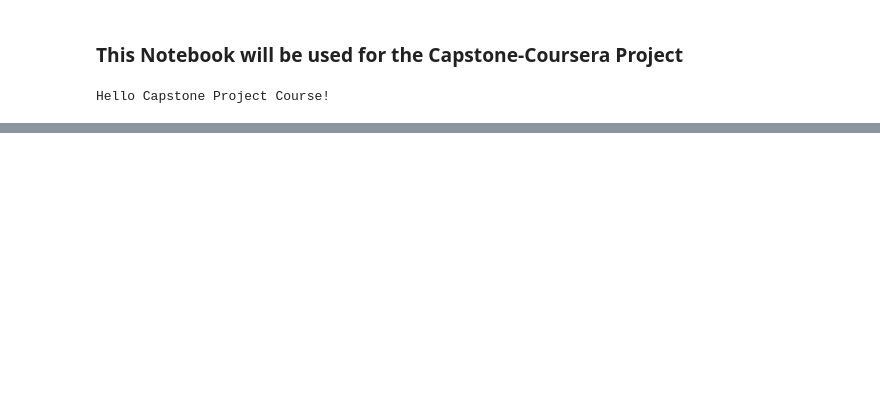
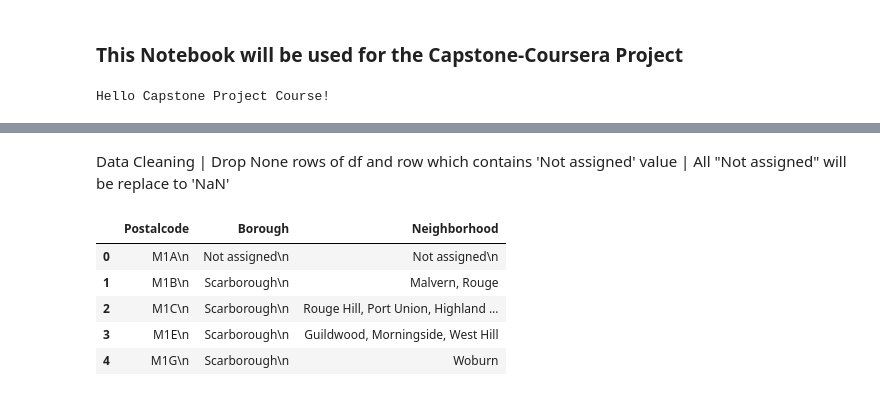
Before and after one commit to ENJ007/Coursera-Capstone, a Jupyter notebook: Capstone Project.ipynb, the cells around one changed output, grey strips where cells are left out. Saved outputs shown, nothing was run; the diff lists cells and outputs as text; code cells hidden in the pictures; blank space fills up the shorter version.

```diff
--- a/Capstone Project.ipynb
+++ b/Capstone Project.ipynb
@@ -9,0 +109,15 @@ Hello Capstone Project Course!
+# %% [markdown]
+Data Cleaning | Drop None rows of df and row which contains 'Not assigned' value | All "Not assigned" will be replace to 'NaN'
+# %%
+df = df.dropna()
+empty = 'Not assigned'
+df = df[(df.Postalcode != empty ) & (df.Borough != empty) & (df.Neighborhood != empty)]
+# %%
+df.head()
+# %% [output]
+|  | Postalcode | Borough | Neighborhood |
+| 0 | M1A\n | Not assigned\n | Not assigned\n |
+| 1 | M1B\n | Scarborough\n | Malvern, Rouge |
+| 2 | M1C\n | Scarborough\n | Rouge Hill, Port Union, Highland ... |
+| 3 | M1E\n | Scarborough\n | Guildwood, Morningside, West Hill |
+| 4 | M1G\n | Scarborough\n | Woburn |
```
Also changed, not shown: parts of 13 cells of this notebook.
